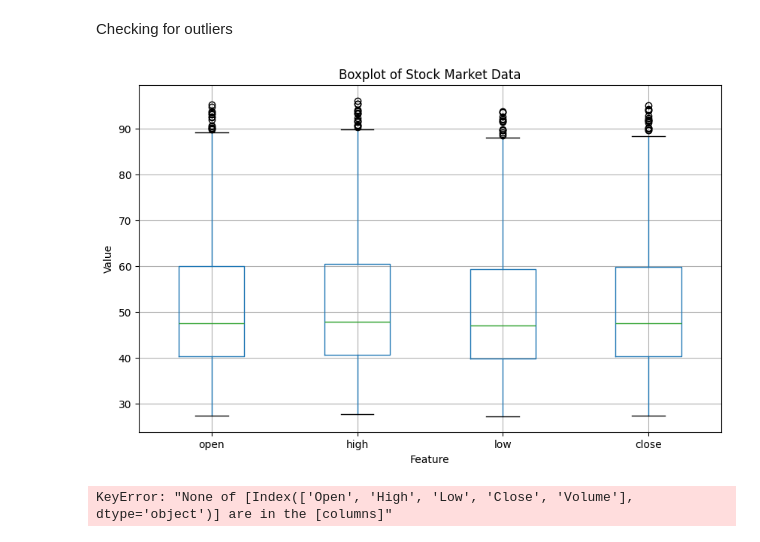
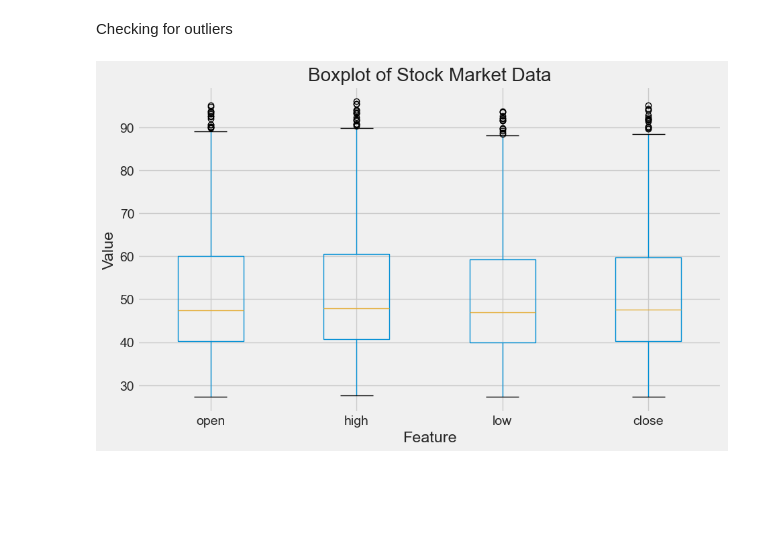
Before and after one commit to ptorija/Time-series-visualization, a Jupyter notebook: main.ipynb, the cells around one changed output. Drawn from its saved outputs; the diff is of its cells as text; code cells hidden in the pictures; blank space fills up the shorter version.

Commit message:
adding plots

```diff
--- a/main.ipynb
+++ b/main.ipynb
@@ -1,10 +1,16 @@
 # %%
 import pandas as pd
+from datetime import datetime
 
 raw_df = pd.read_csv("stocks.csv")
 
 # Filter the dataset for MSFT stocks
 df = raw_df[raw_df['Name'] == 'MSFT']
 
-df.head()
+df['date'] = pd.to_datetime(df['date'])
+df.set_index('date', inplace=True)
+
+print(df.head())
+print('\n...\n')
+print(df.tail())
 # %% [output]
@@ -62,25 +92,15 @@ df.describe()
 Checking for outliers
 # %%
 import matplotlib.pyplot as plt
+
+plt.style.use("fivethirtyeight")
 
 columns = ['open', 'high', 'low', 'close']
 
 df[columns].boxplot(figsize=(10, 6))
 plt.title('Boxplot of Stock Market Data')
 plt.ylabel('Value')
 plt.xlabel('Feature')
 plt.show()
 # %% [output]
-[figure, old version]
+[figure, new version]
-# %%
-from sklearn.preprocessing import MinMaxScaler
-
-scaler = MinMaxScaler()
-
-normalized_data = scaler.fit_transform(df[['open', 'high', 'low', 'close', 'volume']])
-
-normalized_df = pd.DataFrame(normalized_data, columns=['open', 'high', 'low', 'close', 'volume'])
-
-print(normalized_df.head())
-# %% [output]
-KeyError: "None of [Index(['Open', 'High', 'Low', 'Close', 'Volume'], dtype='object')] are in the [columns]"
```
Also changed, not shown: parts of 7 cells of this notebook.
